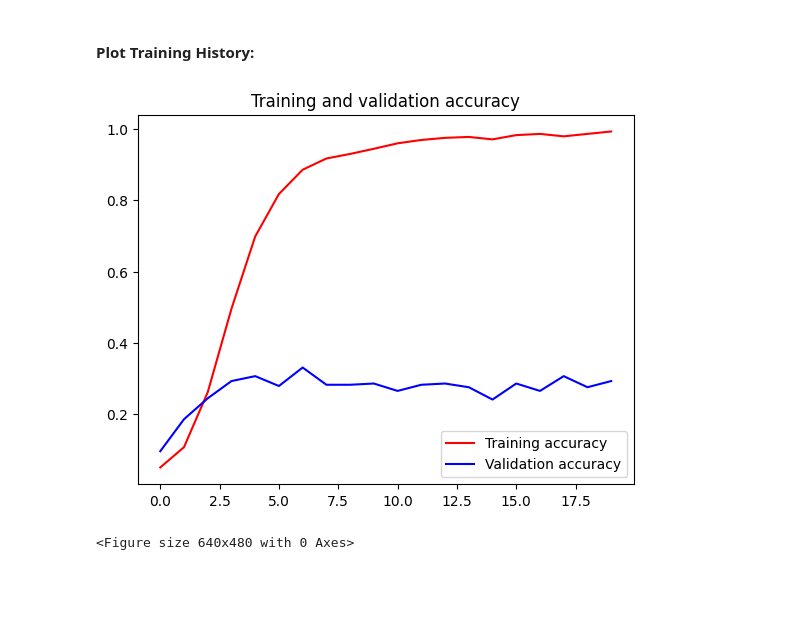
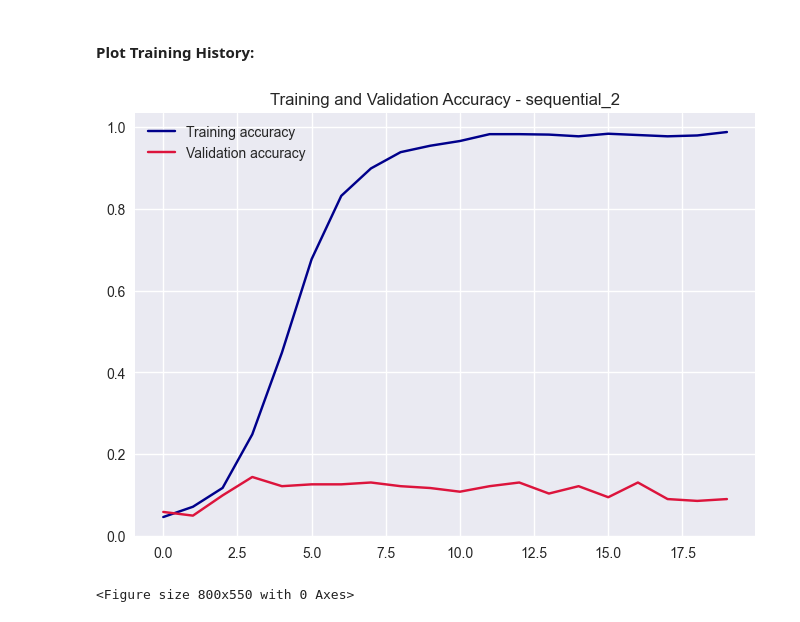
Before and after one commit to marina-moreira/mei-approf, a Jupyter notebook: CNN/notebooks/03_model_training.ipynb, the cells around one changed output. Cells and saved outputs as stored; diff of their text form; code cells hidden in the pictures; blank space fills up the shorter version.

```diff
--- a/CNN/notebooks/03_model_training.ipynb
+++ b/CNN/notebooks/03_model_training.ipynb
@@ -15,9 +26,8 @@
 from matplotlib import pyplot as plt
 from tensorflow.keras.layers import Conv2D, MaxPooling2D, Flatten, Dense, Dropout, ZeroPadding2D
 from tensorflow.keras.models import Sequential
-import visualkeras
 
-from CNN.scritps.data_preprocessing import preprocess_and_save_images
+from scripts.data_preprocessing import create_data_generators
 
 data_dir = '../dataset/raw/CUB_200_2011/images/'
-train_generator, validation_generator = preprocess_and_save_images(data_dir, '../dataset/processed/images')
+processed_dir = '../dataset/processed/images/'
@@ -26,7 +34,10 @@ ImportError: cannot import name 'preprocess_and_save_images' from 'CNN.scritps.d
 # %% [markdown]
 #### Define Model Architecture:
 # %%
+train_generator, validation_generator = create_data_generators(processed_dir+'training')
+
 model_1 = Sequential([
+
     Conv2D(32, (3, 3), activation='relu', input_shape=(224, 224, 3)),
     MaxPooling2D((2, 2)),
     Conv2D(64, (3, 3), activation='relu'),
@@ -39,7 +50,10 @@ model_1 = Sequential([
     Dense(25, activation='softmax')
 ])
 
-model_1.compile(optimizer='adam', loss='categorical_crossentropy', metrics=['accuracy'])
+model_1.compile(
+    optimizer='adam',
+    loss='categorical_crossentropy',
+    metrics=['accuracy'])
 
 model_1.summary()
 # %% [output]
@@ -67,7 +86,16 @@ Model: "sequential_1"
 # %% [markdown]
 #### Train Model:
 # %%
-history_1 = model_1.fit(train_generator, epochs=20, validation_data=validation_generator)
-model_1.save('models/custom_cnn/bird_species_model_1.h5')
+history_1 = model_1.fit(
+    train_generator,
+    epochs=20,
+    validation_data=validation_generator
+)
+
+loss, accuracy= model_1.evaluate(validation_generator)
+
+print(f'Loss: {loss}, Accuracy: {accuracy}')
+
+model_1.save('../models/custom_cnn/bird_species_model_1.keras')
 # %% [output]
 Epoch 1/20
@@ -92,20 +120,25 @@ WARNING:absl:You are saving your model as an HDF5 file via `model.save()` or `ke
 # %% [markdown]
 #### Plot Training History:
 # %%
+plt.style.use('seaborn-v0_8')
+
+# Nome do modelo de treino
+model_name = history_1.model.name
+
 acc = history_1.history['accuracy']
 val_acc = history_1.history['val_accuracy']
 loss = history_1.history['loss']
 val_loss = history_1.history['val_loss']
 
 epochs = range(len(acc))
 
-plt.plot(epochs, acc, 'r', label='Training accuracy')
-plt.plot(epochs, val_acc, 'b', label='Validation accuracy')
-plt.title('Training and validation accuracy')
+plt.plot(epochs, acc, 'darkblue', label='Training accuracy')
+plt.plot(epochs, val_acc, 'crimson', label='Validation accuracy')
+plt.title(f'Training and Validation Accuracy - {model_name}', fontsize=12)
 plt.legend(loc=0)
 plt.figure()
 
 plt.show()
 # %% [output]
-[figure, old version]
+[figure, new version]
-<Figure size 640x480 with 0 Axes>
+<Figure size 800x550 with 0 Axes>
```
Also changed, not shown: parts of 4 cells of this notebook, 16 other files.
